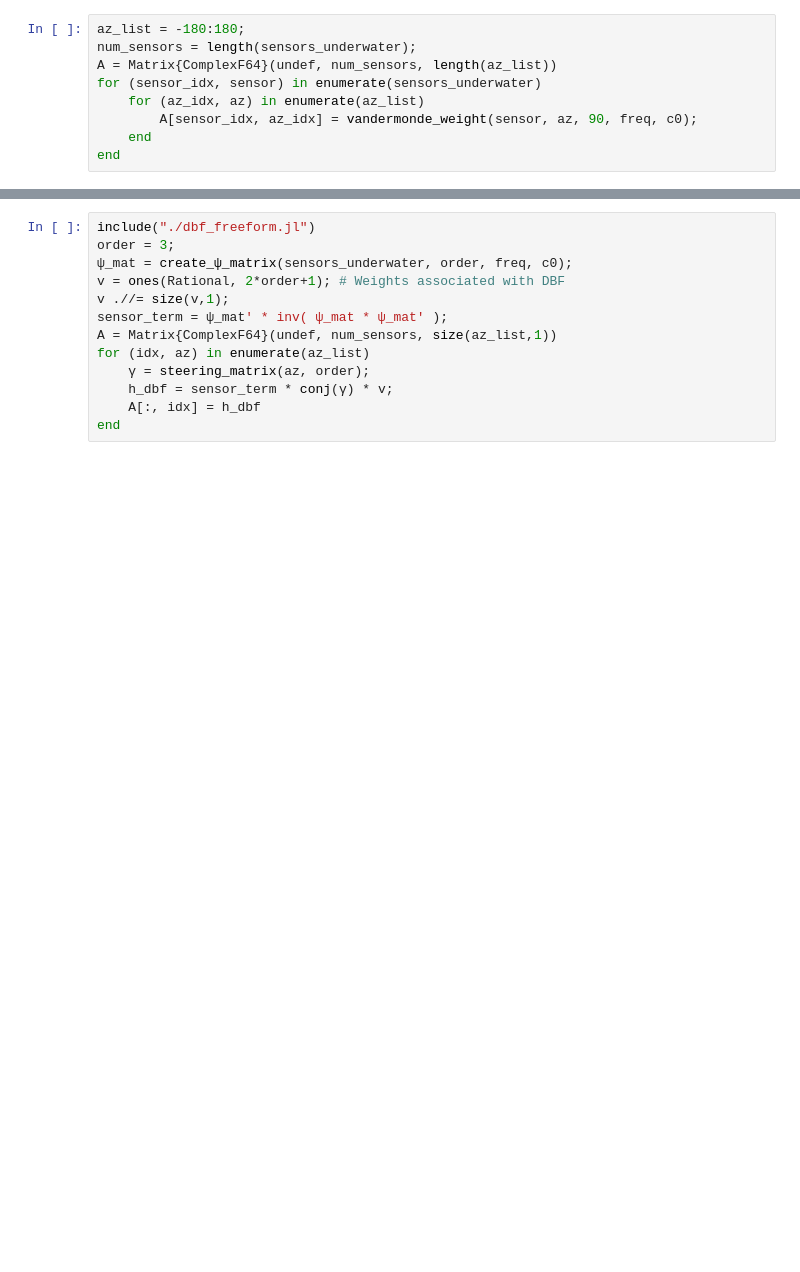
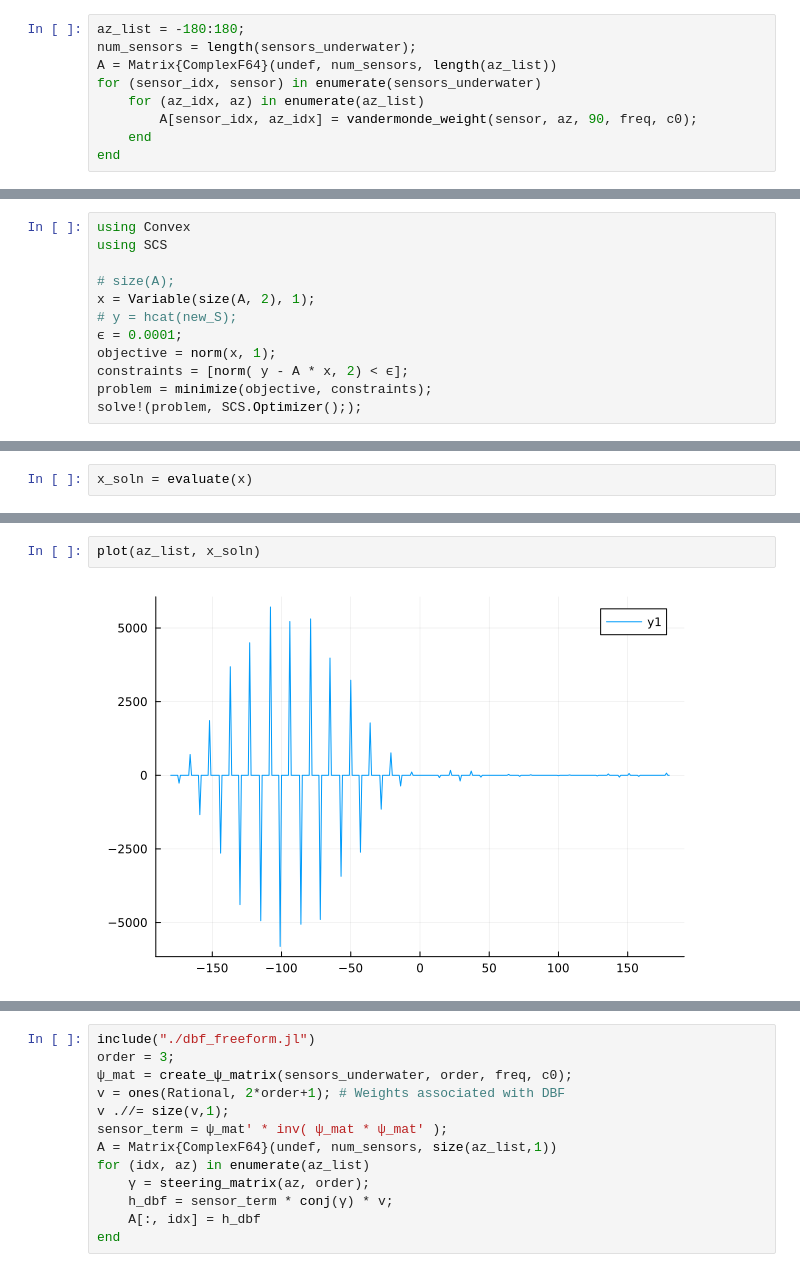
Before and after one commit to soundmapping/localization, a Jupyter notebook: doa/sbl.ipynb, the cells around one changed output, grey strips where cells are left out. Drawn from its saved outputs; the diff is of its cells as text; blank space fills up the shorter version.

```diff
--- a/doa/sbl.ipynb
+++ b/doa/sbl.ipynb
@@ -160,0 +218,12 @@ plot(az_list, γ_collection)
+# %%
+using Convex
+using SCS
+
+# size(A);
+x = Variable(size(A, 2), 1);
+# y = hcat(new_S);
+ϵ = 0.0001;
+objective = norm(x, 1);
+constraints = [norm( y - A * x, 2) < ϵ];
+problem = minimize(objective, constraints);
+solve!(problem, SCS.Optimizer(););
@@ -160,0 +250,2 @@ plot(az_list, γ_collection)
+# %%
+x_soln = evaluate(x)
@@ -161,3 +270,7 @@ plot(az_list, γ_collection)
+# %%
+plot(az_list, x_soln)
+# %% [output]
+[figure, added]
 # %%
 using Plots
 P_db, az_max = predict_az(γ_collection, az_list);
```
Also changed, not shown: parts of 27 cells of this notebook, 12 other files.
